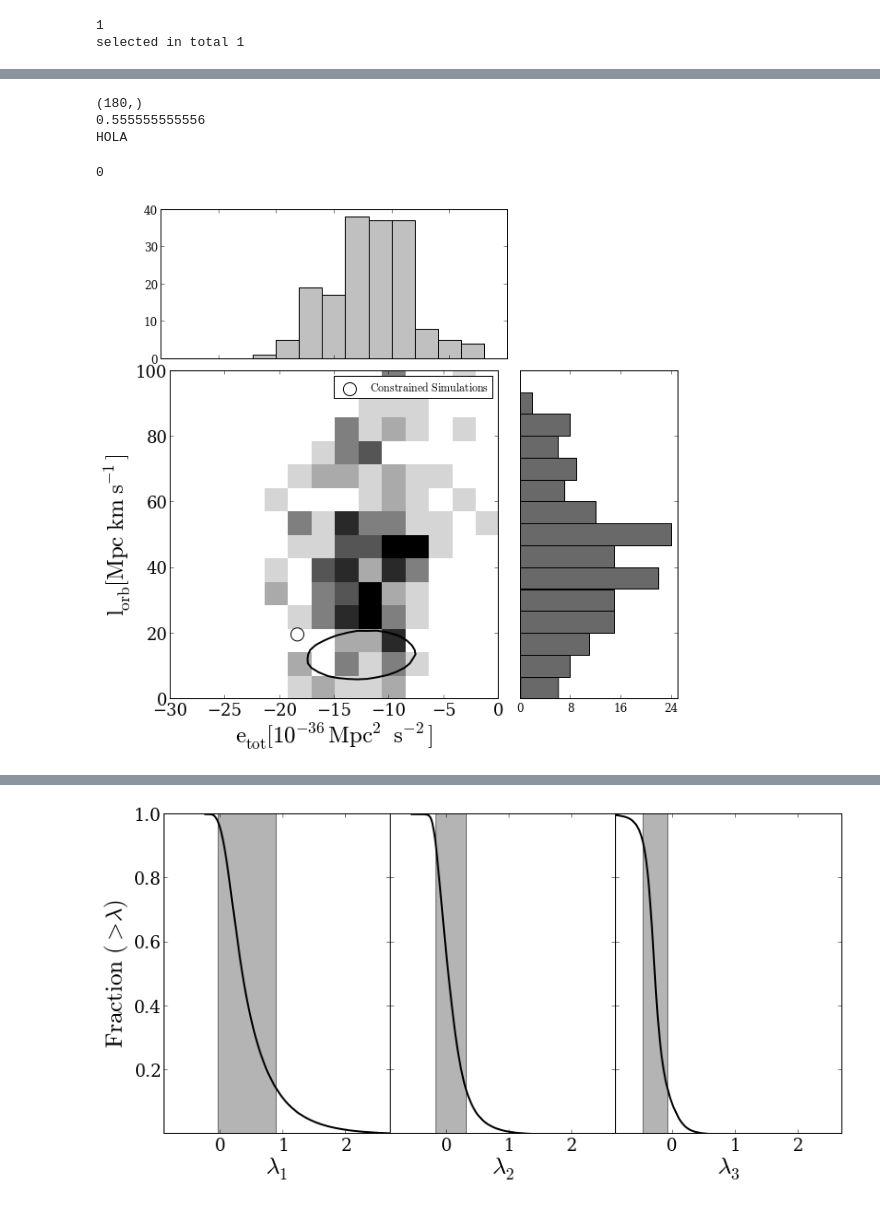
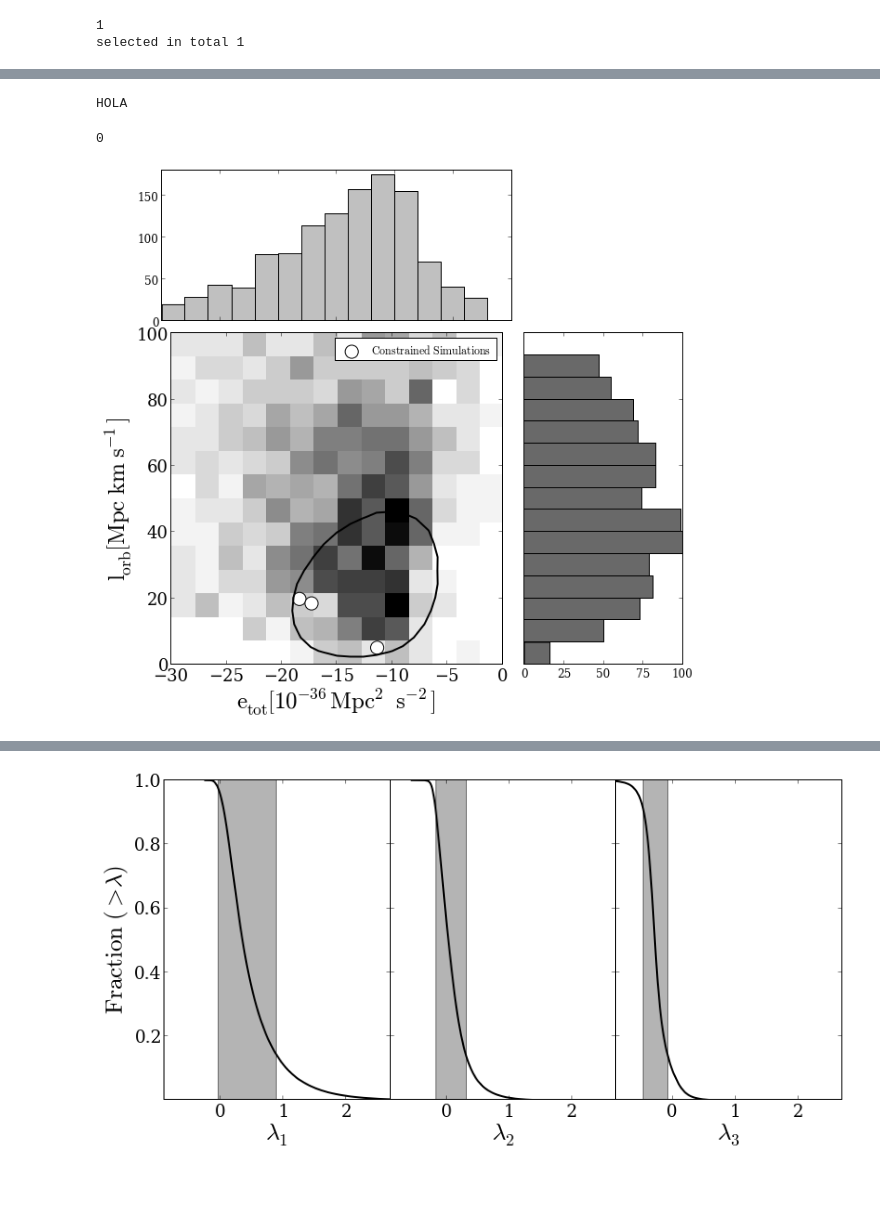
Before and after one commit to astroandes/LG_Kinematics, a Jupyter notebook: code/simulation_JE.ipynb, the cells around one changed output, grey strips where cells are left out. Saved outputs shown, nothing was run; the diff lists cells and outputs as text; code cells hidden in the pictures.

```diff
--- a/code/simulation_JE.ipynb
+++ b/code/simulation_JE.ipynb
@@ -12,15 +12,13 @@ E_UNITS = 1.0E-36
 L_UNITS = 1.0
 
 # Global filepaths
-#data_path="/home/jeforero/Dropbox/"
+data_path="/home/jeforero/Dropbox/LG_Kinematics/data/"
 #data_path="/home/forero/Dropbox/"
-data_path="/Users/forero/Dropbox/"
+#data_path="/Users/forero/Dropbox/"
 # %%
 # The reference is van der Marel et al. ApJ,753:8
 V_M31 = array([66.1,-76.3,45.1]) #km/s
 V_M31_sigma = array([26.7, 19.0, 26.5])
-
-V_M31_sigma = V_M31_sigma/4
 
 R_M31 = array([-378.9,612.7,-283.1]) # kpc
 R_M31_sigma = abs(R_M31/20.0) #This is an approximated value, not the actual observational uncertainty
@@ -278,37 +254,25 @@ number of points around the highest density peak 45
 # %%
-#Make the plot for the angular momentum and the mechanical energy
-#bolshoi_file=data_path+"PaperLG-ProperMotion/data/pair_physical_vweb.dat"
-#physical_prop=loadtxt(bolshoi_file)
-energy = physical_prop[:,5] + physical_prop[:,6]
-angular_momentum = physical_prop[:,7]
-
-print energy.shape
-index_count = where((energy[:,]>-18.0) & (energy[:,] <-6.0) & (angular_momentum[:,]<50.0))
-print 1.0*size(index_count)/energy.size
-#load the data from the CLUES pairs
-n_clues = 1
-#clues1=data_path+"PaperLG-ProperMotion/data/pair_physical_vweb_IC16953.dat"
-clues2=data_path+"PaperLG-ProperMotion/data/pair_physical_vweb_IC10909.dat"
-#clues3=data_path+"PaperLG-ProperMotion/data/pair_physical_vweb_IC2710.dat"
+n_clues=3
+clues1=data_path+"pair_physical_vweb_IC10909.dat"
+clues2=data_path+"pair_physical_vweb_IC16953.dat"
+clues3=data_path+"pair_physical_vweb_IC2710.dat"
 clues=chararray([n_clues], itemsize=1024)
-clues[0]=clues2;#clues[1]=clues2; clues[2]=clues3
+clues[0]=clues1;clues[1]=clues2; clues[2]=clues3
 clues_data = np.zeros([n_clues,2])
 
 for i in range(n_clues):
     tmp_dat = np.loadtxt(clues[i])
     clues_data[i,0] = tmp_dat[5] + tmp_dat[6] # energy
     clues_data[i,1] = tmp_dat[7] #angular momentum
 
 #    makeTempHistogramPlot(energy,angular_momentum,filename="test_EJ", clues=clues_data, xlims=[-10.0,10.0], ylims=[0.0,100.0],nbins=20,nxbins=20,nybins=20,bw=1, xlabel='$\mathrm{E_{tot} [10^{-36}} h^{-2} \mathrm{Mpc^2\ s^{-2}]}$', ylabel='$\mathrm{L_{orb} [Mpc\ } h^{-1} \mathrm{km\ s^{-1}]}$', contours=0)
-MakeTempHistogramPlot(energy,angular_momentum,filename="test_narrow_EJ",
+MakeTempHistogramPlot(energy,angular_momentum,filename="test_EJ",
                       clues=clues_data, xlims=[-30.0,0.0], ylims=[0.0,100.0],
                       nbins=15,nxbins=15,nybins=15,bw=1,
                       xlabel='$\mathrm{e_{tot} [10^{-36}} \mathrm{Mpc^2\ s^{-2}]}$',
                       ylabel='$\mathrm{l_{orb} [Mpc\ } \mathrm{km\ s^{-1}]}$',
                       contours=0, X_field=X, Y_field=Y, Z_field=H, levels=levels)
 # %% [output]
-(180,)
-0.555555555556
 HOLA
 0
-[figure, old version]
+[figure, new version]
```
Also changed, not shown: parts of 14 cells of this notebook, 1 other file.
